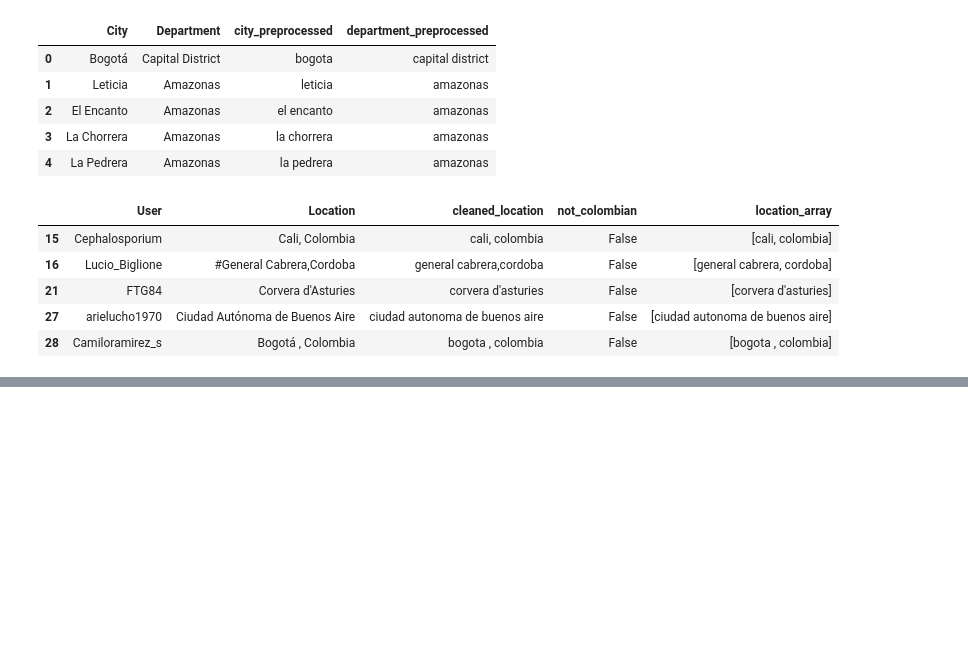
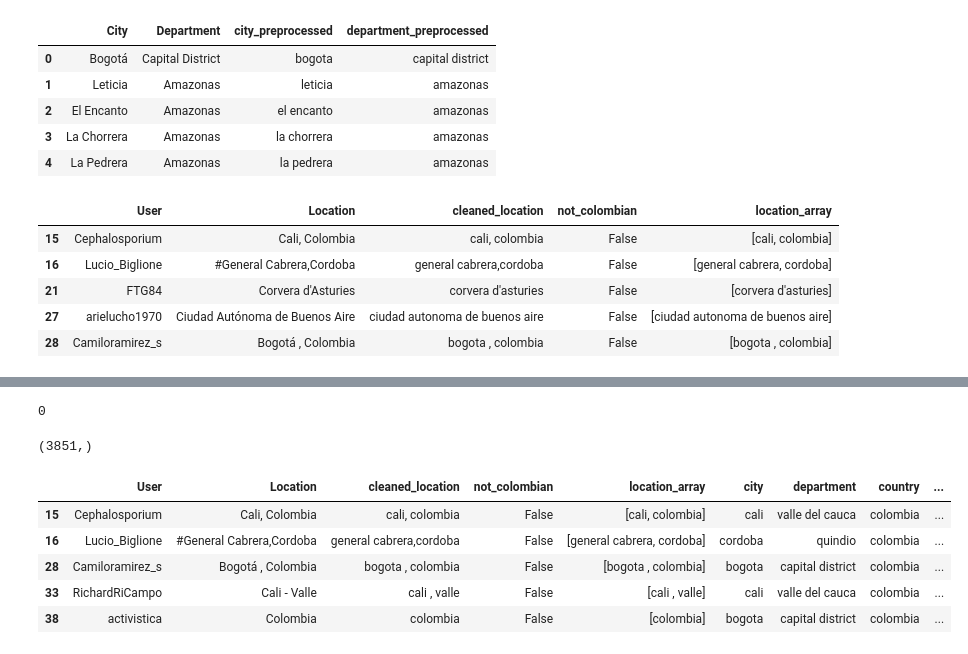
Before and after one commit to OmdenaAI/omdena-colombia-socialnetwork, a Jupyter notebook: src/tasks/task-5-visualization/Carlos_extract_colombian_locations.ipynb, the cells around one changed output, grey strips where cells are left out. Drawn from its saved outputs; the diff is of its cells as text; code cells hidden in the pictures; blank space fills up the shorter version.

Commit message:
Now considers latitude and longitude

```diff
--- a/src/tasks/task-5-visualization/Carlos_extract_colombian_locations.ipynb
+++ b/src/tasks/task-5-visualization/Carlos_extract_colombian_locations.ipynb
@@ -177,0 +180,13 @@ df[df["country"] != "colombia"]
+# %%
+def get_lat_lon(row):
+  geolocator = Nominatim(user_agent="colombia_strike")
+  location_str = f"{row['city']}, {row['department']}"
+  location = geolocator.geocode(location_str)
+  address = location.address if location else ""
+  latitude = location.latitude if location else ""
+  longitude = location.longitude if location else ""
+  if not location:
+    print(location_str)
+  return pd.Series([address, latitude, longitude])
+
+df_co[["address", "latitude", "longitude"]] = df_co.apply(get_lat_lon, axis = 1)
@@ -178 +200,18 @@ df[df["country"] != "colombia"]
+# %%
+df_co["address"].isna().sum()
+# %% [output]
+0
+# %%
+df_co["address"].shape
+# %% [output]
+(3851,)
+# %%
+df_co.head()
+# %% [output]
+|  | User | Location | cleaned_location | not_colombian | location_array | city | department | country | ... |
+| 15 | Cephalosporium | Cali, Colombia | cali, colombia | False | [cali, colombia] | cali | valle del cauca | colombia | ... |
+| 16 | Lucio_Biglione | #General Cabrera,Cordoba | general cabrera,cordoba | False | [general cabrera, cordoba] | cordoba | quindio | colombia | ... |
+| 28 | Camiloramirez_s | Bogotá , Colombia | bogota , colombia | False | [bogota , colombia] | bogota | capital district | colombia | ... |
+| 33 | RichardRiCampo | Cali - Valle | cali , valle | False | [cali , valle] | cali | valle del cauca | colombia | ... |
+| 38 | activistica | Colombia | colombia | False | [colombia] | bogota | capital district | colombia | ... |
 # %%
```
Also changed, not shown: parts of 5 cells of this notebook.
